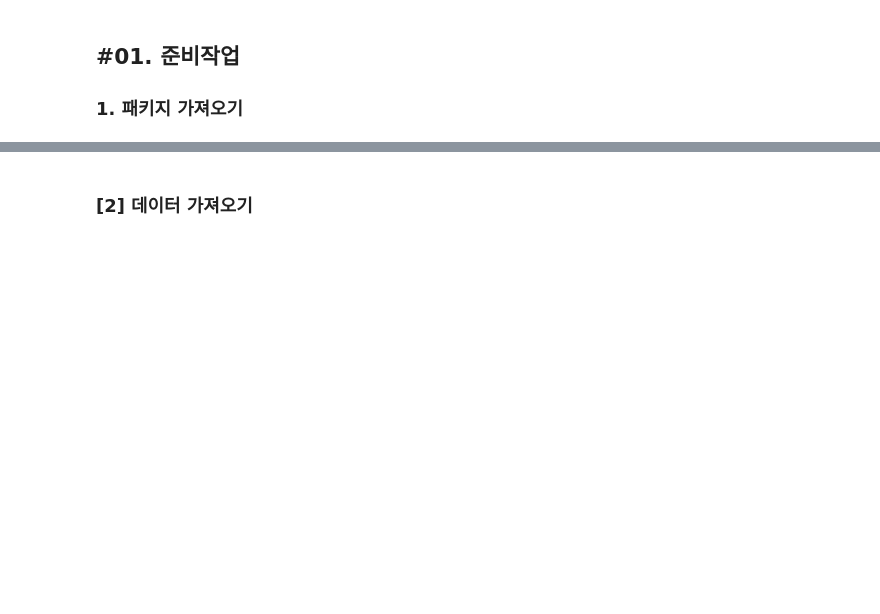
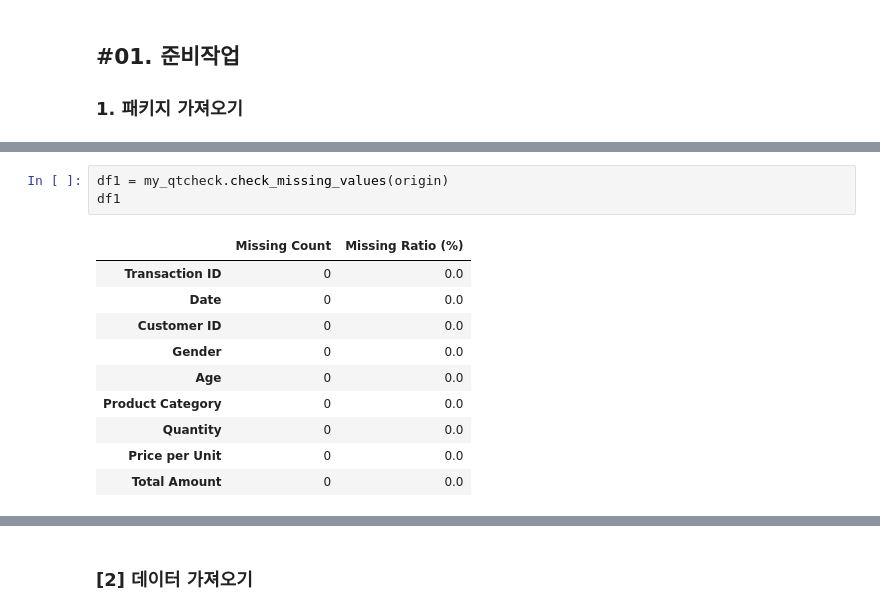
Before and after one commit to Jae1-99999/Jaewon, a Jupyter notebook: 연습/[LAB-02] 비지도 학습ㅣ05-계층적 군집(실습코드).ipynb, the cells around one changed output, grey strips where cells are left out. Cells and saved outputs as stored; diff of their text form; blank space fills up the shorter version.

```diff
--- a/연습/[LAB-02] 비지도 학습ㅣ05-계층적 군집(실습코드).ipynb
+++ b/연습/[LAB-02] 비지도 학습ㅣ05-계층적 군집(실습코드).ipynb
@@ -16,3 +27,17 @@ Note: you may need to restart the kernel to use updated packages.
+# %%
+df1 = my_qtcheck.check_missing_values(origin)
+df1
+# %% [output]
+|  | Missing Count | Missing Ratio (%) |
+| Transaction ID | 0 | 0.0 |
+| Date | 0 | 0.0 |
+| Customer ID | 0 | 0.0 |
+| Gender | 0 | 0.0 |
+| Age | 0 | 0.0 |
+| Product Category | 0 | 0.0 |
+| Quantity | 0 | 0.0 |
+| Price per Unit | 0 | 0.0 |
+| Total Amount | 0 | 0.0 |
 # %%
 from jussam import load_data
 from helper import *
```
Also changed, not shown: parts of 8 cells of this notebook, 4 other files.
